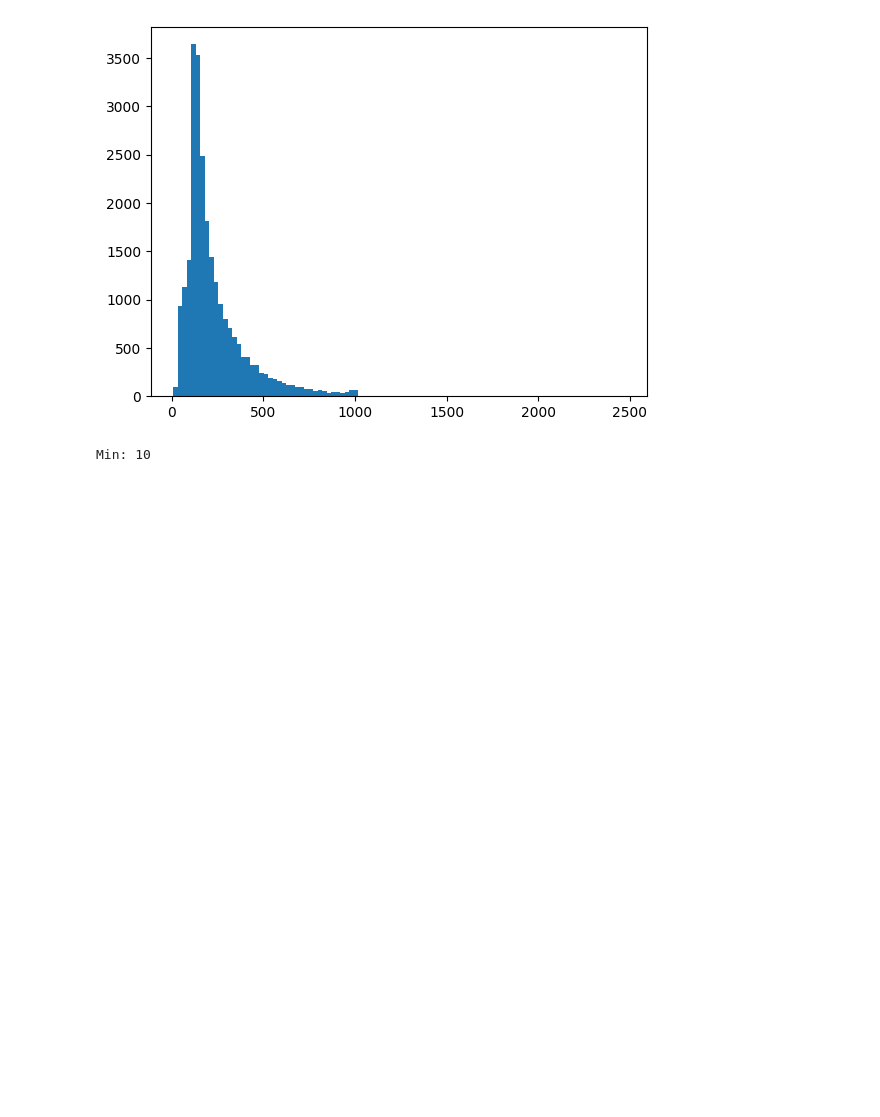
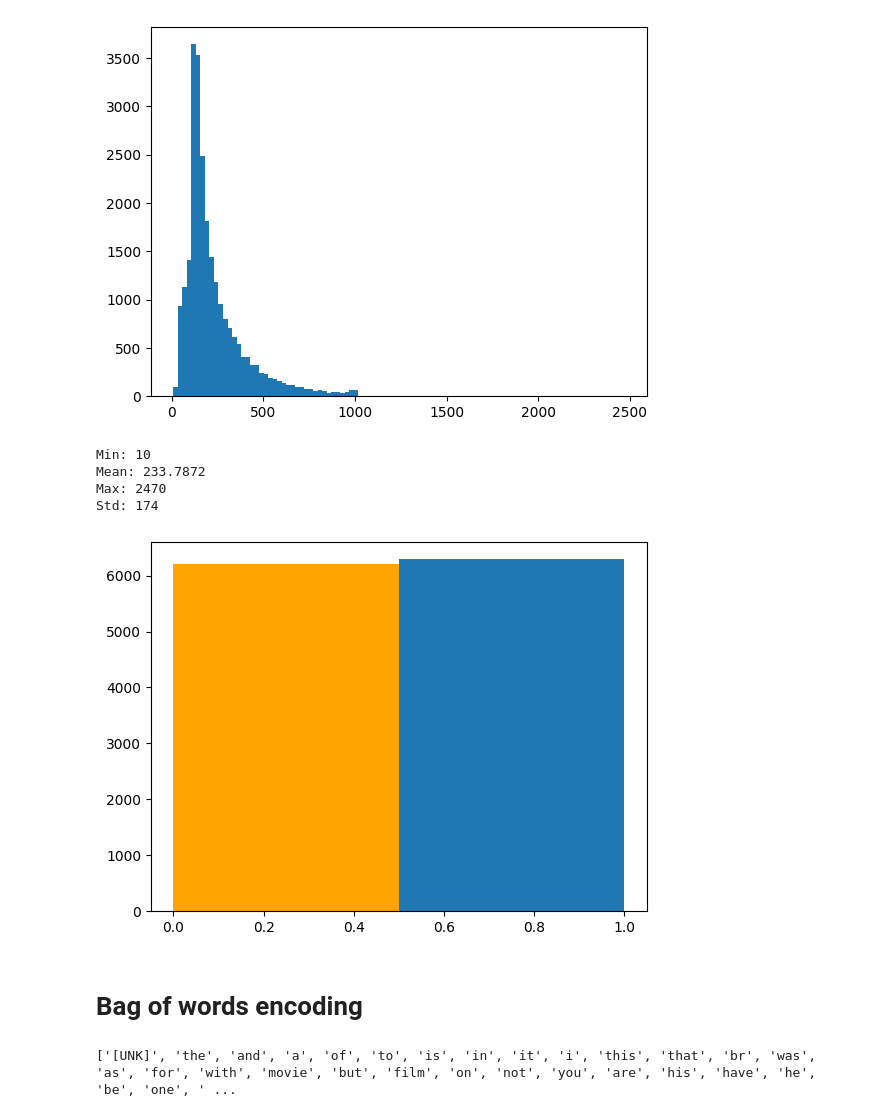
Before and after one commit to MaCoZu/NLP, a Jupyter notebook: 02_imdb.ipynb, the cells around one changed output. Saved outputs shown, nothing was run; the diff lists cells and outputs as text; code cells hidden in the pictures; blank space fills up the shorter version.

```diff
--- a/02_imdb.ipynb
+++ b/02_imdb.ipynb
@@ -21,5 +29,5 @@ dataset_test_original = datasets[2]
 # %%
-for review, label in dataset_train_original.take(5):
+for review, label in dataset_train_original.take(16):
   print(review.numpy().decode("utf-8"))
   print(label.numpy())
   print("-"*80)
@@ -49,7 +59,27 @@ plt.hist(lenghts, bins=100)
 plt.show()
 # %% [output]
 [figure]
-# %%
-print('Min:', np.min(lenghts))
-# %% [output]
-Min: 10
+# %%
+print('Min:', np.min(lenghts))
+print('Mean:', np.mean(lenghts))
+print('Max:', np.max(lenghts))
+print('Std:', round(np.std(lenghts)))
+# %% [output]
+Min: 10
+Mean: 233.7872
+Max: 2470
+Std: 174
+# %%
+labels = []
+
+for _, label in dataset_test_original:
+  label = label.numpy()
+  labels += [label]
+
+_, _, patches = plt.hist(labels, bins=2)
+patches[0].set_facecolor("orange")
+plt.show()
+# %% [output]
+[figure, added]
+# %% [markdown]
+# Bag of words encoding
@@ -55,0 +97,5 @@ Min: 10
+# %%
+vocabulary = encoder.get_vocabulary()
+print(vocabulary[:40])
+# %% [output]
+['[UNK]', 'the', 'and', 'a', 'of', 'to', 'is', 'in', 'it', 'i', 'this', 'that', 'br', 'was', 'as', 'for', 'with', 'movie', 'but', 'film', 'on', 'not', 'you', 'are', 'his', 'have', 'he', 'be', 'one', ' ...
```
Also changed, not shown: parts of 11 cells of this notebook.
